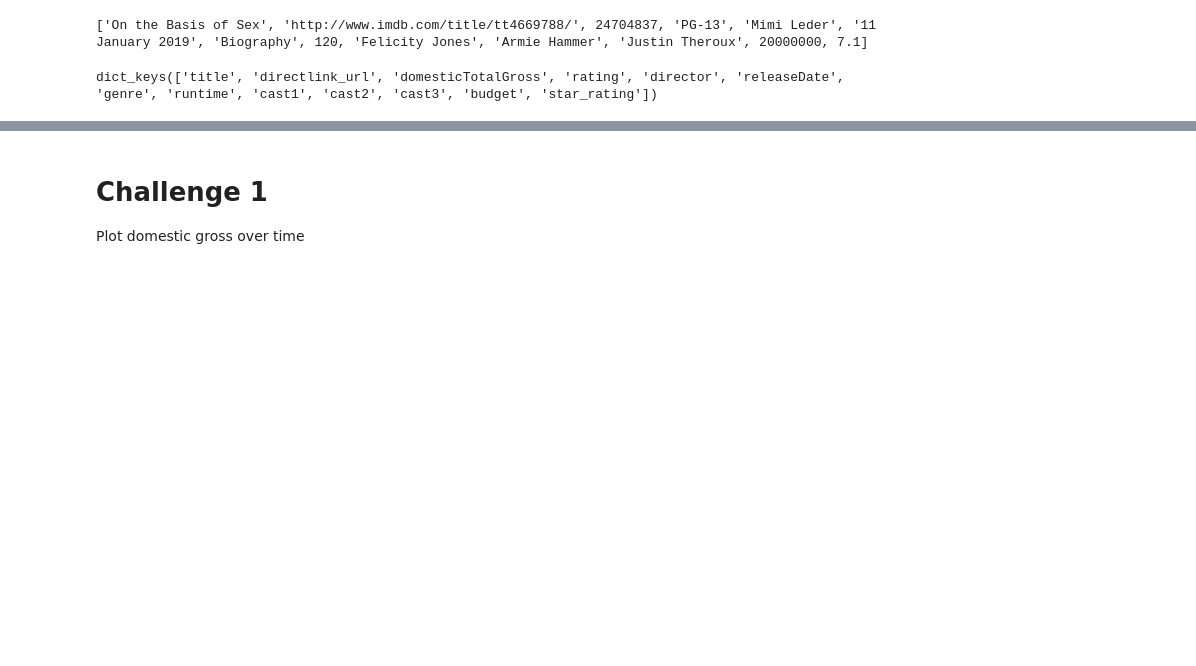
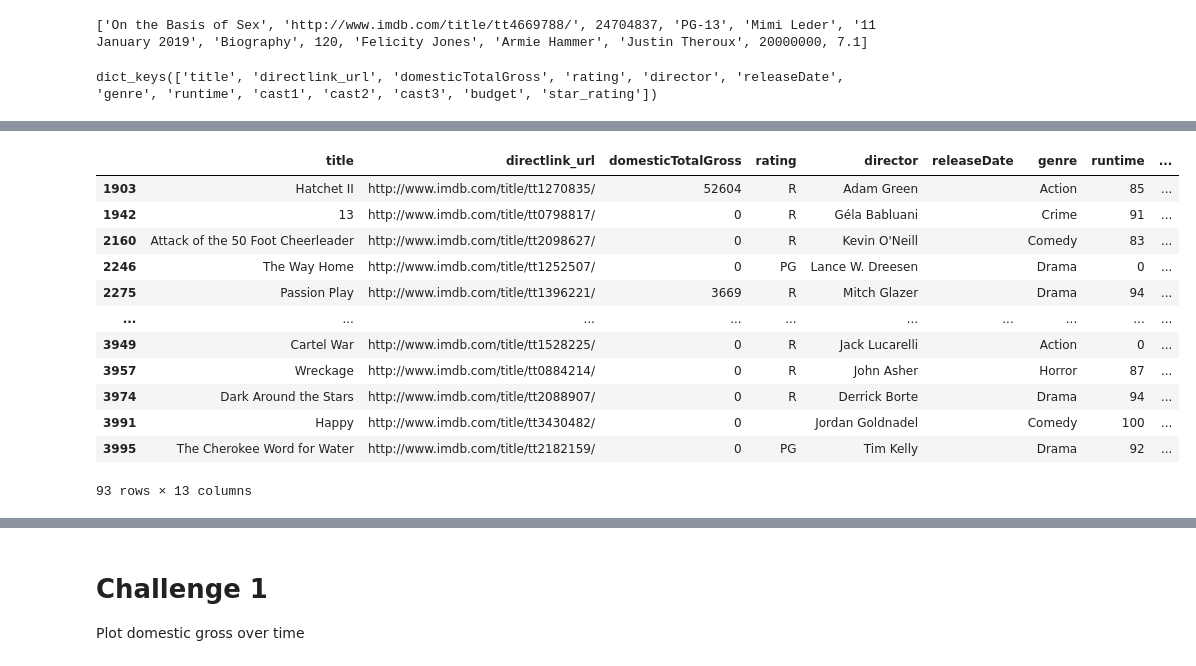
Before and after one commit to michael-a-green/Metis_Project2, a Jupyter notebook: Project2.ipynb, the cells around one changed output, grey strips where cells are left out. Saved outputs shown, nothing was run; the diff lists cells and outputs as text; code cells hidden in the pictures; blank space fills up the shorter version.

```diff
--- a/Project2.ipynb
+++ b/Project2.ipynb
@@ -390,0 +430,16 @@ movie_df.head(10)
+# %%
+movie_df[movie_df["releaseDate"]==""]
+# %% [output]
+|  | title | directlink_url | domesticTotalGross | rating | director | releaseDate | genre | runtime | ... |
+| 1903 | Hatchet II | http://www.imdb.com/title/tt1270835/ | 52604 | R | Adam Green |  | Action | 85 | ... |
+| 1942 | 13 | http://www.imdb.com/title/tt0798817/ | 0 | R | Géla Babluani |  | Crime | 91 | ... |
+| 2160 | Attack of the 50 Foot Cheerleader | http://www.imdb.com/title/tt2098627/ | 0 | R | Kevin O'Neill |  | Comedy | 83 | ... |
+| 2246 | The Way Home | http://www.imdb.com/title/tt1252507/ | 0 | PG | Lance W. Dreesen |  | Drama | 0 | ... |
+| 2275 | Passion Play | http://www.imdb.com/title/tt1396221/ | 3669 | R | Mitch Glazer |  | Drama | 94 | ... |
+| ... | ... | ... | ... | ... | ... | ... | ... | ... | ... |
+| 3949 | Cartel War | http://www.imdb.com/title/tt1528225/ | 0 | R | Jack Lucarelli |  | Action | 0 | ... |
+| 3957 | Wreckage | http://www.imdb.com/title/tt0884214/ | 0 | R | John Asher |  | Horror | 87 | ... |
+| 3974 | Dark Around the Stars | http://www.imdb.com/title/tt2088907/ | 0 | R | Derrick Borte |  | Drama | 94 | ... |
+| 3991 | Happy | http://www.imdb.com/title/tt3430482/ | 0 |  | Jordan Goldnadel |  | Comedy | 100 | ... |
+| 3995 | The Cherokee Word for Water | http://www.imdb.com/title/tt2182159/ | 0 | PG | Tim Kelly |  | Drama | 92 | ... |
+93 rows × 13 columns
```
Also changed, not shown: parts of 22 cells of this notebook.
